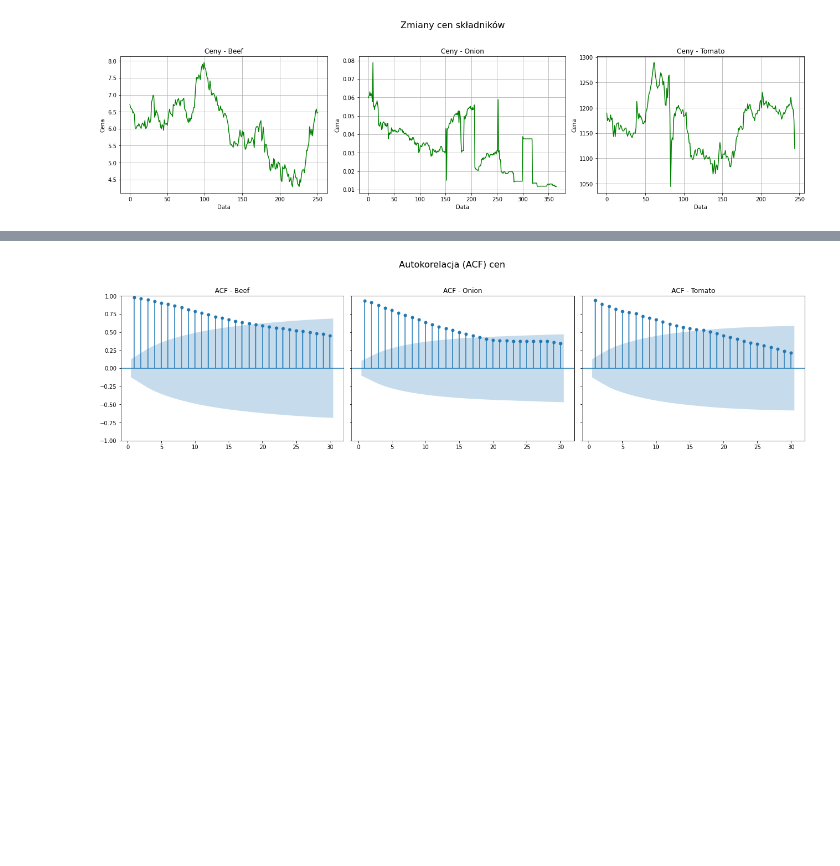
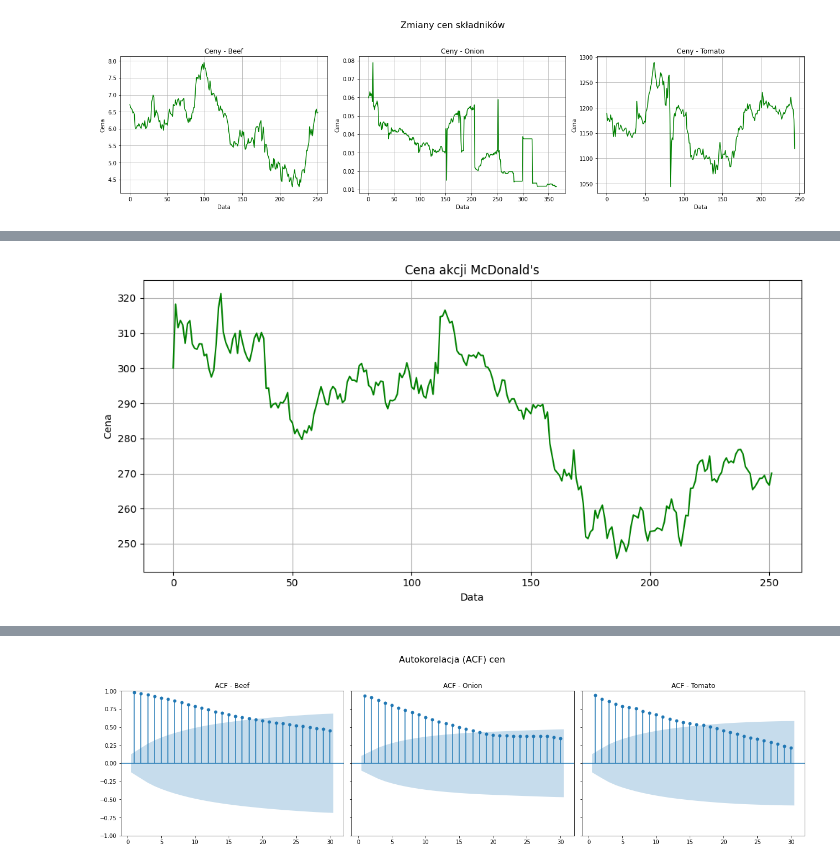
Before and after one commit to werpyr1003/Zarz-dzanie_ryzykiem_McDonald_Corporation, a Jupyter notebook: Projekt_2/Kody.ipynb, the cells around one changed output, grey strips where cells are left out. Drawn from its saved outputs; the diff is of its cells as text; code cells hidden in the pictures; blank space fills up the shorter version.

```diff
--- a/Projekt_2/Kody.ipynb
+++ b/Projekt_2/Kody.ipynb
@@ -107,0 +137,14 @@ plot_price_series(price_data)
+# %%
+def plot_single_price_series(series, title="Cena akcji McDonald's"):
+    plt.figure(figsize=(10, 5))
+    plt.plot(series.index, series.values, color='green')
+    plt.title(title)
+    plt.xlabel("Dzień")
+    plt.ylabel("Cena")
+    plt.grid(True)
+    plt.tight_layout()
+    plt.show()
+
+plot_single_price_series(stock_data)
+# %% [output]
+[figure, added]
```
Also changed, not shown: parts of 24 cells of this notebook, 1 other file.
